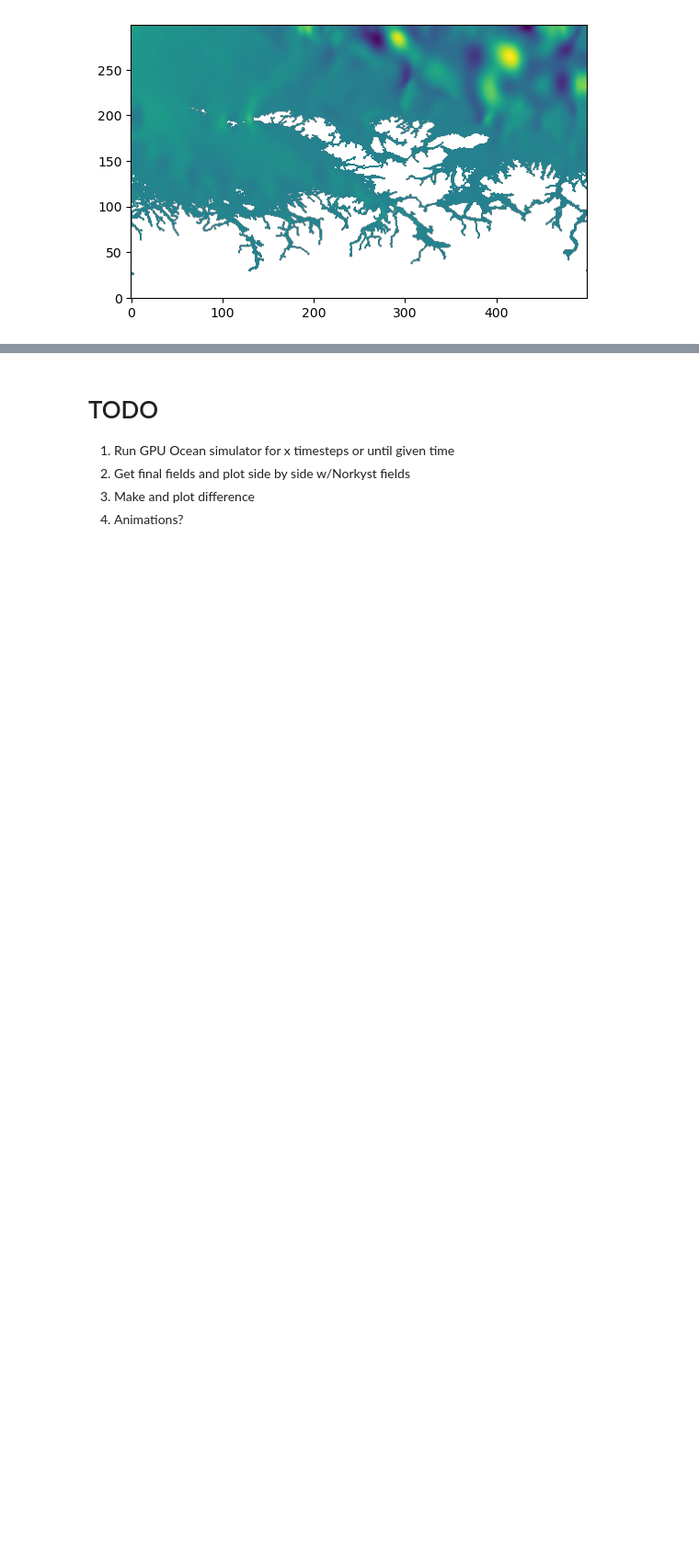
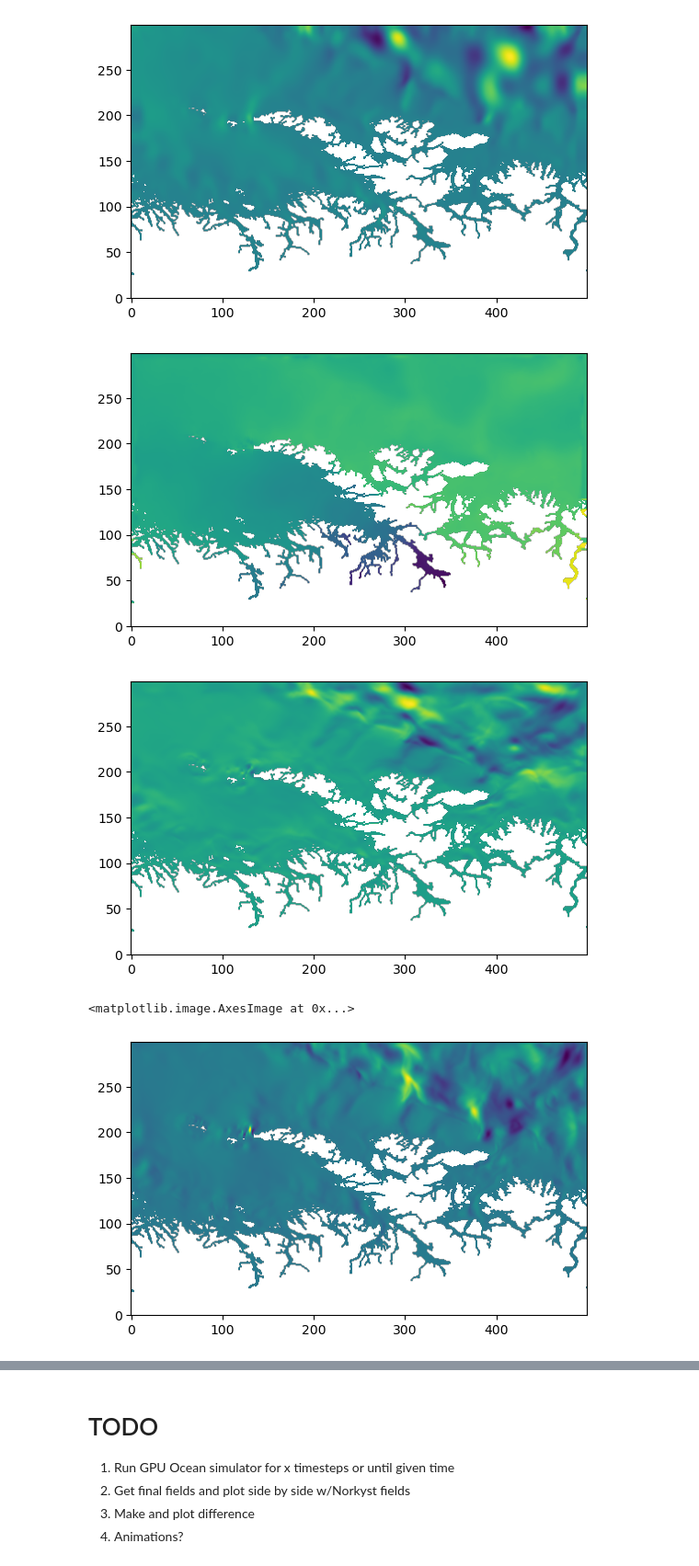
Before and after one commit to smyalygames/gpuocean, a Jupyter notebook: examples/NorkystTwinExperiment.ipynb, the cells around one changed output, grey strips where cells are left out. Shown at 92% size. Drawn from its saved outputs; the diff is of its cells as text; code cells hidden in the pictures; blank space fills up the shorter version.

Commit message:
First version of twin experiment plots of GPU Ocean vs Norkyst.

```diff
--- a/examples/NorkystTwinExperiment.ipynb
+++ b/examples/NorkystTwinExperiment.ipynb
@@ -81,3 +101,18 @@ plt.imshow(hv, origin='lower')
 [figure]
 <matplotlib.image.AxesImage at 0x...>
 [figure]
+# %%
+# Plot difference fields after GPU Ocean simulation (IC - last sim timestep)
+
+eta, hu, hv = sim.download()
+
+plt.imshow(sim_args['eta0']-eta, origin='lower')
+plt.show()
+plt.imshow(sim_args['hu0']-hu, origin='lower')
+plt.show()
+plt.imshow(sim_args['hv0']-hv, origin='lower')
+# %% [output]
+[figure, added]
+[figure, added]
+<matplotlib.image.AxesImage at 0x...>
+[figure, added]
```
Also changed, not shown: parts of 4 cells of this notebook.
